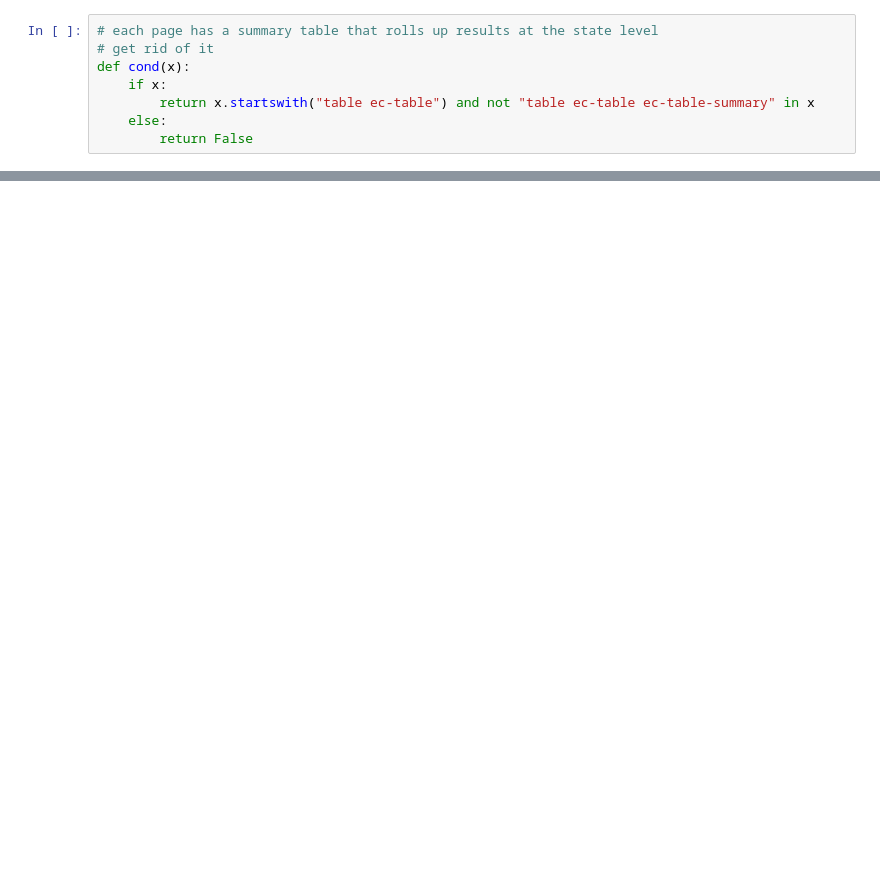
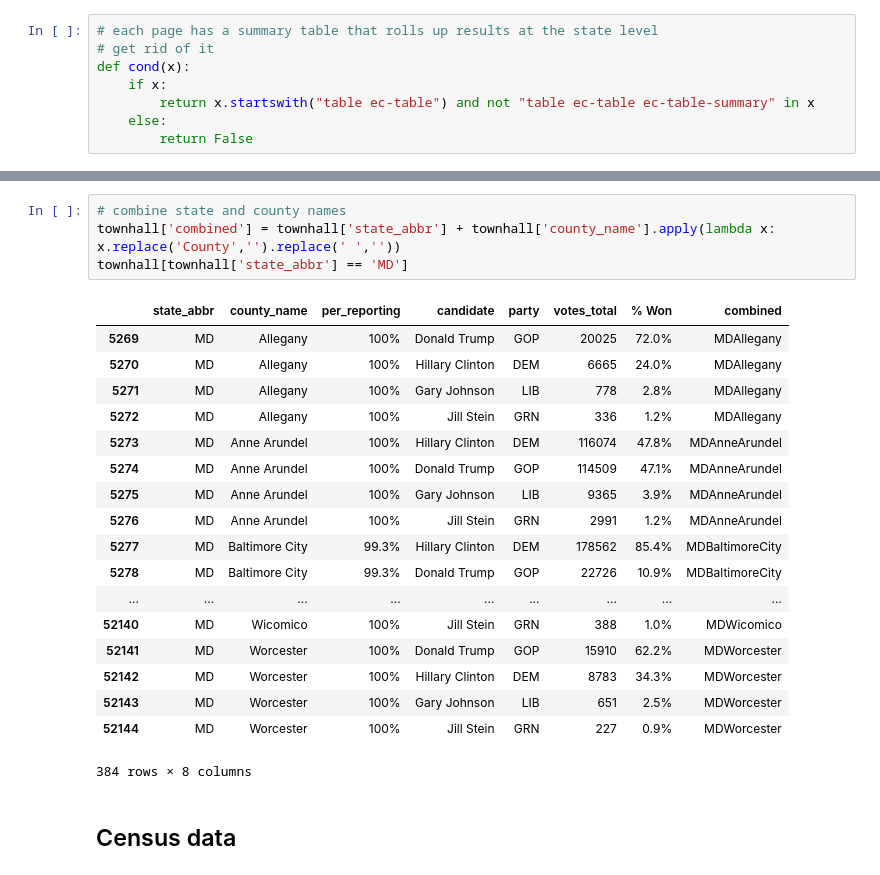
Before and after one commit to tonmcg/US_County_Level_Election_Results_08-20, a Jupyter notebook: 2016_US_County_Level_Presidential_Results.ipynb, the cells around one changed output, grey strips where cells are left out. Drawn from its saved outputs; the diff is of its cells as text; blank space fills up the shorter version.

```diff
--- a/2016_US_County_Level_Presidential_Results.ipynb
+++ b/2016_US_County_Level_Presidential_Results.ipynb
@@ -82,0 +108,25 @@ results
+# %%
+# combine state and county names
+townhall['combined'] = townhall['state_abbr'] + townhall['county_name'].apply(lambda x: x.replace('County','').replace(' ',''))
+townhall[townhall['state_abbr'] == 'MD']
+# %% [output]
+|  | state_abbr | county_name | per_reporting | candidate | party | votes_total | % Won | combined |
+| 5269 | MD | Allegany | 100% | Donald Trump | GOP | 20025 | 72.0% | MDAllegany |
+| 5270 | MD | Allegany | 100% | Hillary Clinton | DEM | 6665 | 24.0% | MDAllegany |
+| 5271 | MD | Allegany | 100% | Gary Johnson | LIB | 778 | 2.8% | MDAllegany |
+| 5272 | MD | Allegany | 100% | Jill Stein | GRN | 336 | 1.2% | MDAllegany |
+| 5273 | MD | Anne Arundel | 100% | Hillary Clinton | DEM | 116074 | 47.8% | MDAnneArundel |
+| 5274 | MD | Anne Arundel | 100% | Donald Trump | GOP | 114509 | 47.1% | MDAnneArundel |
+| 5275 | MD | Anne Arundel | 100% | Gary Johnson | LIB | 9365 | 3.9% | MDAnneArundel |
+| 5276 | MD | Anne Arundel | 100% | Jill Stein | GRN | 2991 | 1.2% | MDAnneArundel |
+| 5277 | MD | Baltimore City | 99.3% | Hillary Clinton | DEM | 178562 | 85.4% | MDBaltimoreCity |
+| 5278 | MD | Baltimore City | 99.3% | Donald Trump | GOP | 22726 | 10.9% | MDBaltimoreCity |
+| ... | ... | ... | ... | ... | ... | ... | ... | ... |
+| 52140 | MD | Wicomico | 100% | Jill Stein | GRN | 388 | 1.0% | MDWicomico |
+| 52141 | MD | Worcester | 100% | Donald Trump | GOP | 15910 | 62.2% | MDWorcester |
+| 52142 | MD | Worcester | 100% | Hillary Clinton | DEM | 8783 | 34.3% | MDWorcester |
+| 52143 | MD | Worcester | 100% | Gary Johnson | LIB | 651 | 2.5% | MDWorcester |
+| 52144 | MD | Worcester | 100% | Jill Stein | GRN | 227 | 0.9% | MDWorcester |
+384 rows × 8 columns
+# %% [markdown]
+## Census data
```
Also changed, not shown: parts of 16 cells of this notebook, 1 other file.
